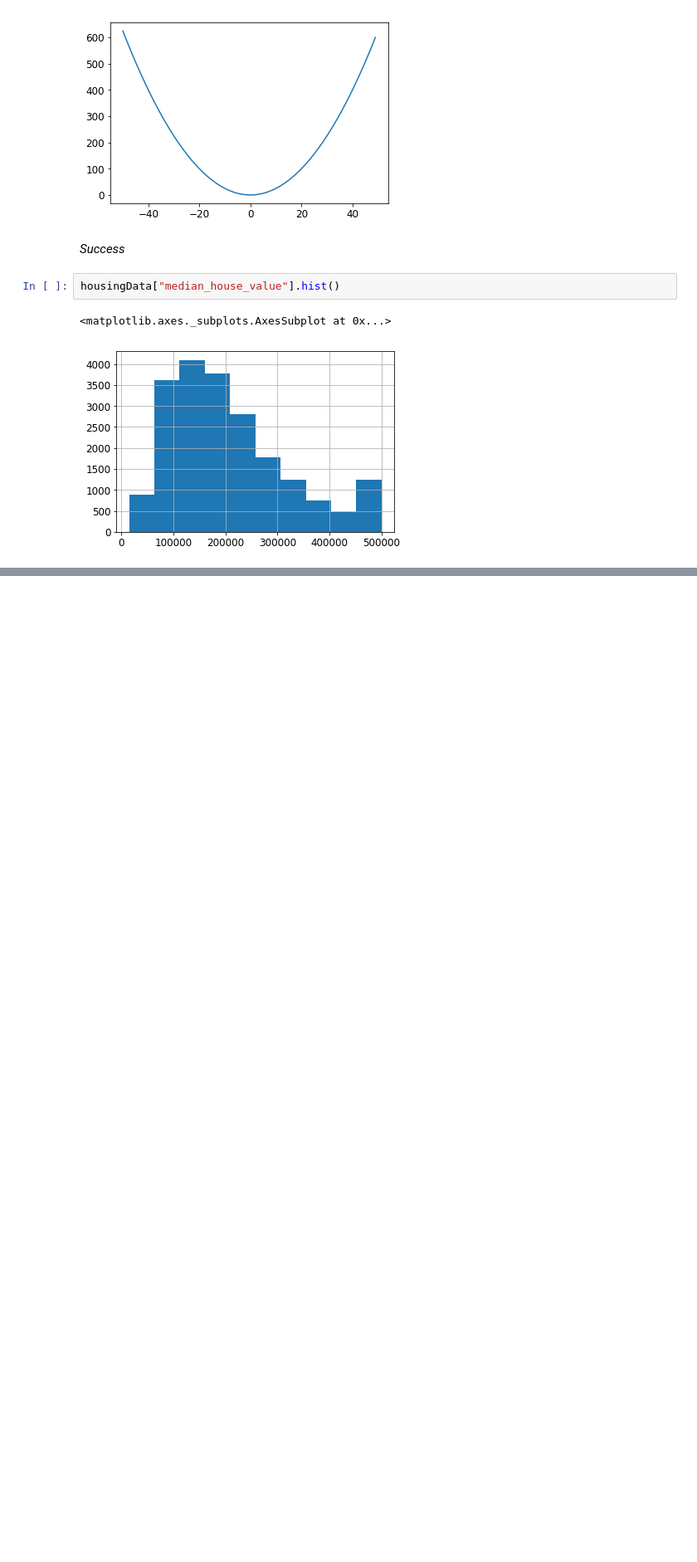
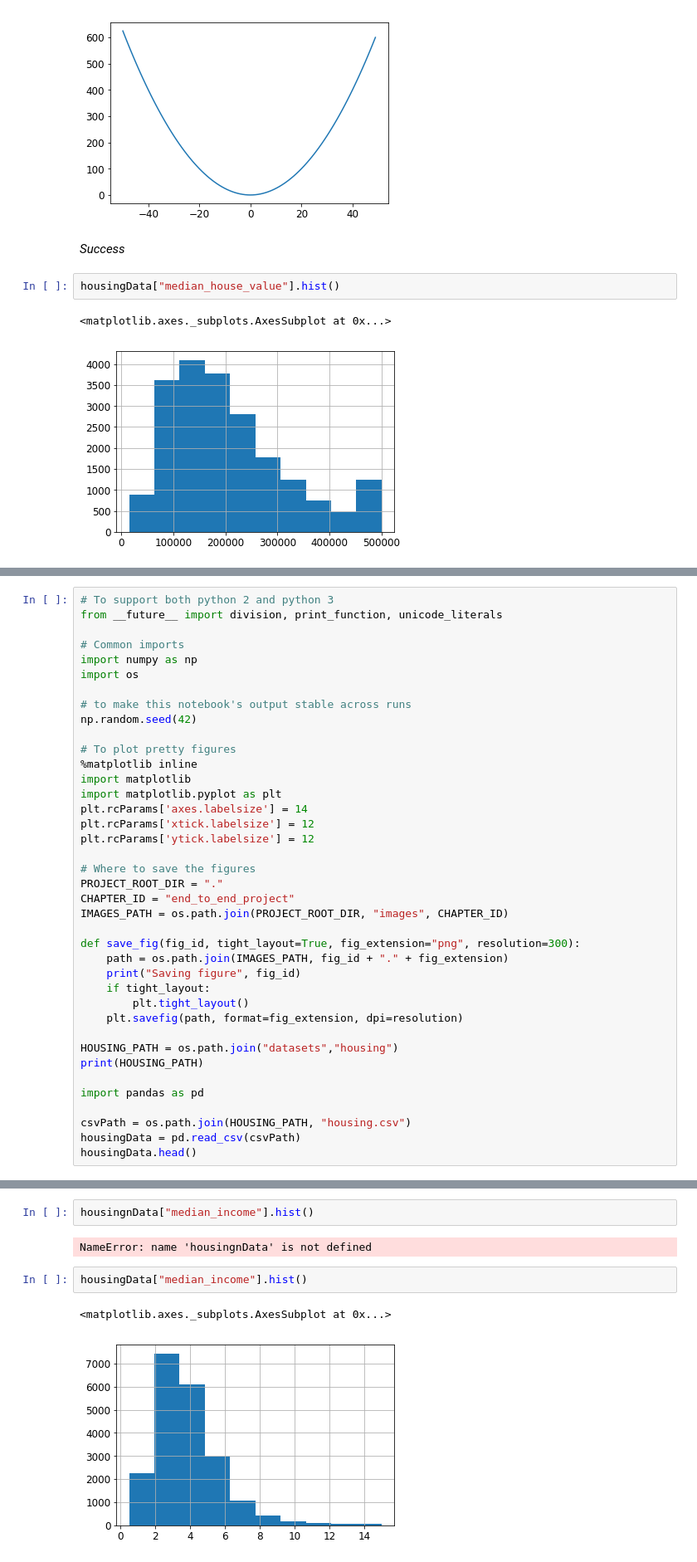
Before and after one commit to austincain22/CSCI-191T---Machine-Learning, a Jupyter notebook: Untitled.ipynb, the cells around one changed output, grey strips where cells are left out. Shown: that part at 83% size. Drawn from its saved outputs; the diff is of its cells as text; blank space fills up the shorter version.

```diff
--- a/Untitled.ipynb
+++ b/Untitled.ipynb
@@ -63,0 +68,39 @@ housingData["median_house_value"].hist()
+# %%
+# To support both python 2 and python 3
+from __future__ import division, print_function, unicode_literals
+
+# Common imports
+import numpy as np
+import os
+
+# to make this notebook's output stable across runs
+np.random.seed(42)
+
+# To plot pretty figures
+%matplotlib inline
+import matplotlib
+import matplotlib.pyplot as plt
+plt.rcParams['axes.labelsize'] = 14
+plt.rcParams['xtick.labelsize'] = 12
+plt.rcParams['ytick.labelsize'] = 12
+
+# Where to save the figures
+PROJECT_ROOT_DIR = "."
+CHAPTER_ID = "end_to_end_project"
+IMAGES_PATH = os.path.join(PROJECT_ROOT_DIR, "images", CHAPTER_ID)
+
+def save_fig(fig_id, tight_layout=True, fig_extension="png", resolution=300):
+    path = os.path.join(IMAGES_PATH, fig_id + "." + fig_extension)
+    print("Saving figure", fig_id)
+    if tight_layout:
+        plt.tight_layout()
+    plt.savefig(path, format=fig_extension, dpi=resolution)
+
+HOUSING_PATH = os.path.join("datasets","housing")
+print(HOUSING_PATH)
+
+import pandas as pd
+
+csvPath = os.path.join(HOUSING_PATH, "housing.csv")
+housingData = pd.read_csv(csvPath)
+housingData.head()
@@ -63,0 +115,9 @@ housingData["median_house_value"].hist()
+# %%
+housingnData["median_income"].hist()
+# %% [output]
+NameError: name 'housingnData' is not defined
+# %%
+housingData["median_income"].hist()
+# %% [output]
+<matplotlib.axes._subplots.AxesSubplot at 0x...>
+[figure, added]
```
Also changed, not shown: parts of 15 cells of this notebook.
